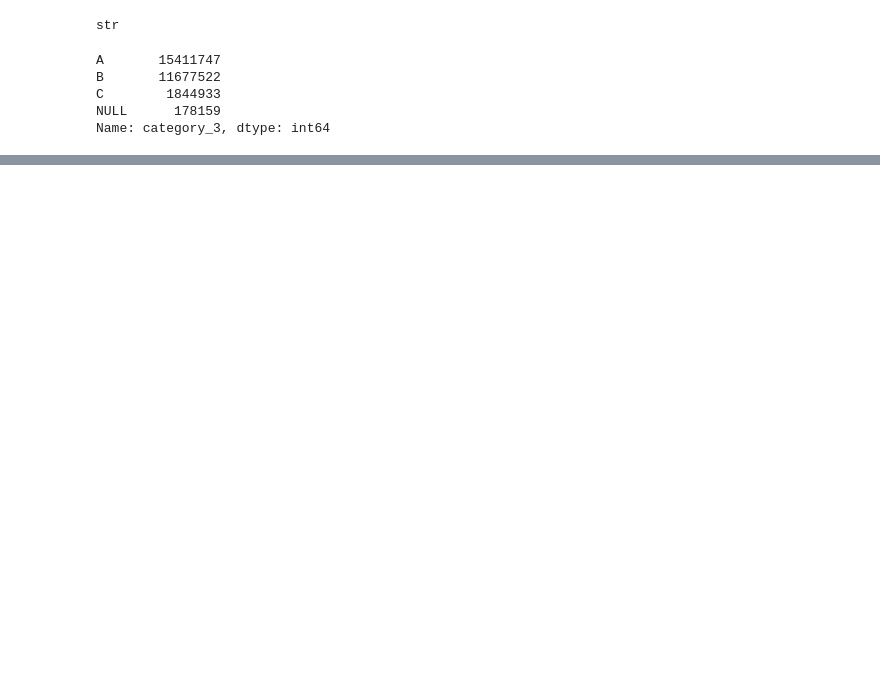
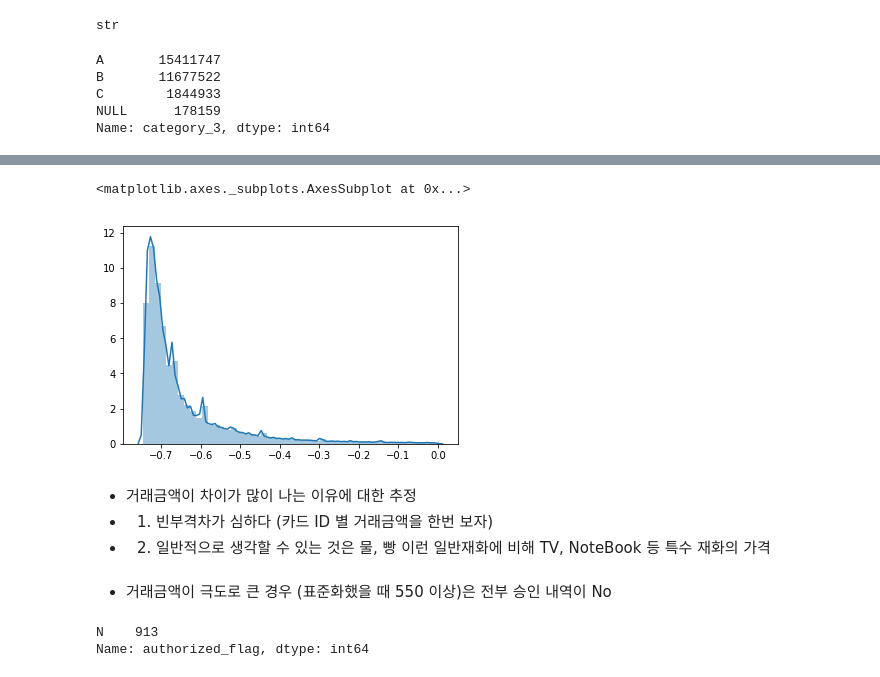
Before and after one commit to SONG-WONHO/Kaggle-Elo, a Jupyter notebook: 1-4 EDA.ipynb, the cells around one changed output, grey strips where cells are left out. Cells and saved outputs as stored; diff of their text form; code cells hidden in the pictures; blank space fills up the shorter version.

```diff
--- a/1-4 EDA.ipynb
+++ b/1-4 EDA.ipynb
@@ -319,0 +413,16 @@ Name: category_3, dtype: int64
+# %%
+sns.distplot(history[history.purchase_amount <= 0].purchase_amount.values)
+# %% [output]
+<matplotlib.axes._subplots.AxesSubplot at 0x...>
+[figure, added]
+# %% [markdown]
+* 거래금액이 차이가 많이 나는 이유에 대한 추정
+* 1) 빈부격차가 심하다 (카드 ID 별 거래금액을 한번 보자)
+* 2) 일반적으로 생각할 수 있는 것은 물, 빵 이런 일반재화에 비해 TV, NoteBook 등 특수 재화의 가격
+# %% [markdown]
+* 거래금액이 극도로 큰 경우 (표준화했을 때 550 이상)은 전부 승인 내역이 No
+# %%
+history[history.purchase_amount >= 550].authorized_flag.value_counts()
+# %% [output]
+N    913
+Name: authorized_flag, dtype: int64
```
Also changed, not shown: parts of 35 cells of this notebook.
